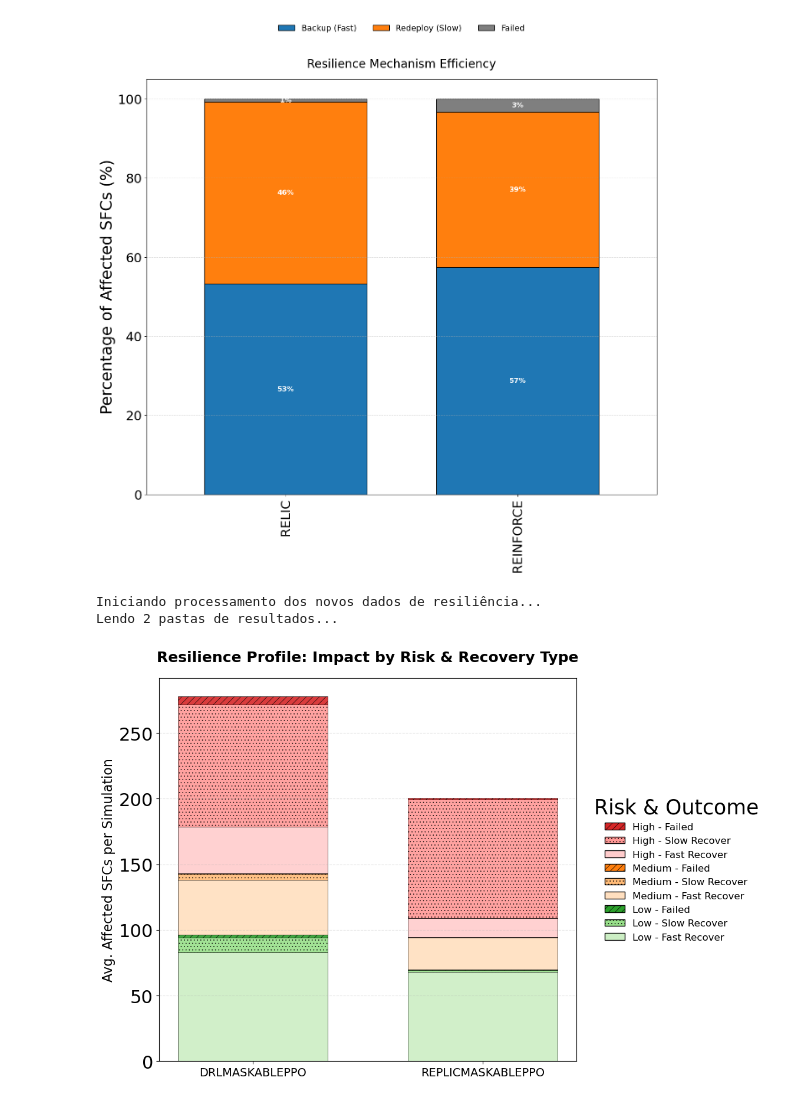
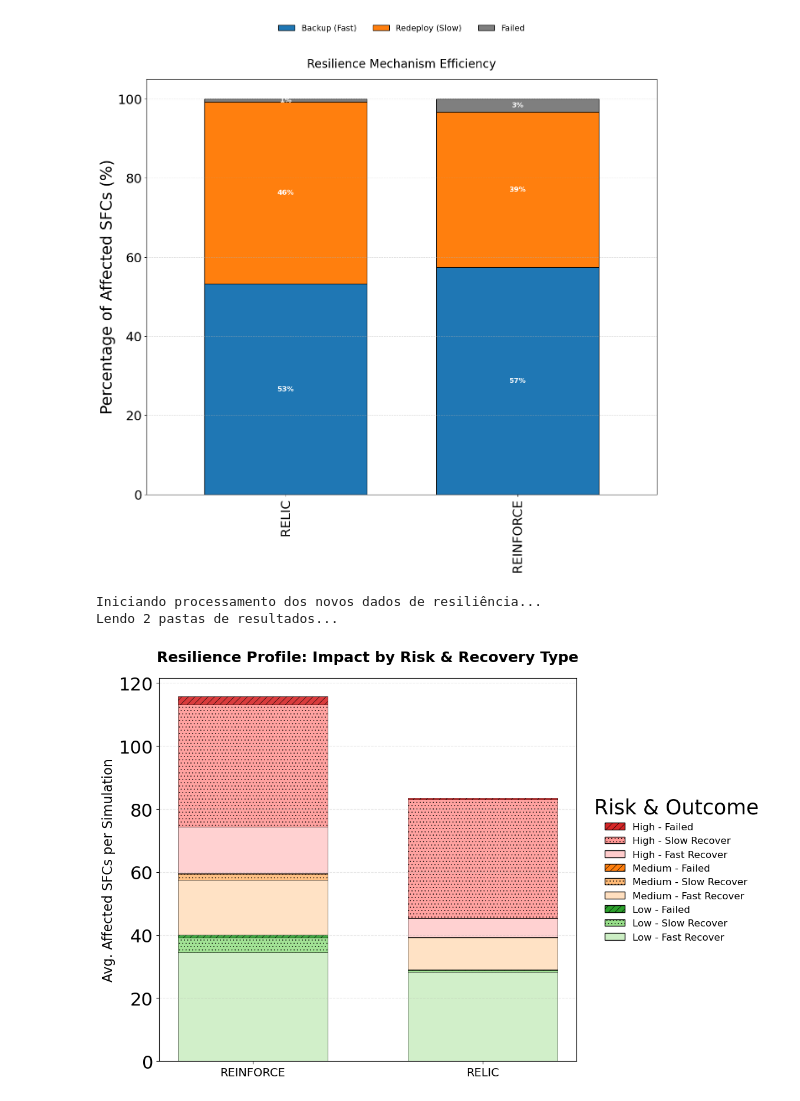
Before and after one commit to FialhoSJ/multi-user-sfc, a Jupyter notebook: plots/2026/teste.ipynb, the cells around one changed output. Cells and saved outputs as stored; diff of their text form; code cells hidden in the pictures.

```diff
--- a/plots/2026/teste.ipynb
+++ b/plots/2026/teste.ipynb
@@ -965,7 +965,15 @@ RESULTS_DIR_RESILIENT = '../../results/results_resilient/*'
 
 # Ajuste este valor para o número de rodadas (seeds) que você executou.
 # Isso serve para calcular a média de SFCs afetadas por simulação.
-N_SEEDS = 5
+N_SEEDS = 12
+
+NOME_ALGORITMOS_MAP = {
+    "DRLMASKABLEPPO": "REINFORCE",
+    "REPLICMASKABLEPPO": "RELIC",
+    "drl": "Deep RL",
+    "random": "Random Placement"
+}
+
 
 # Definição de Cores (Gradiente para 3 estados por Nível de Risco)
 # Formato: 'Risco': (Cor Falha, Cor Slow Recover, Cor Fast Recover)
@@ -997,7 +1005,7 @@ def carregar_dados_resiliencia_v3(diretorio_pattern):
         raw_name = dir_name.split('_')[0]
         # Aplica o mapa de nomes se você tiver definido anteriormente (NOME_ALGORITMOS_MAP)
         # nome_alg = NOME_ALGORITMOS_MAP.get(raw_name, raw_name)
-        nome_alg = raw_name # Fallback se não tiver mapa
+        nome_alg = NOME_ALGORITMOS_MAP.get(raw_name, raw_name) # Fallback se não tiver mapa
 
         files = glob.glob(os.path.join(pasta, "resilient_results_*.csv"))
         for f in files:
@@ -1087,31 +1095,31 @@ if not df_resil.empty:
         # Atualiza o fundo para a próxima camada
         bottoms += valores
 
         # Cria handle para legenda manual (para garantir ordem correta)
         if label_text not in processed_labels:
             legend_handles.append(Patch(facecolor=cor, edgecolor='black', hatch=hatch, label=label_text))
             processed_labels.add(label_text)
 
     # Estilização do Eixo e Títulos
     ax.set_ylabel('Avg. Affected SFCs per Simulation', fontsize=16)
     ax.set_title('Resilience Profile: Impact by Risk & Recovery Type', fontsize=18, pad=20, fontweight='bold')
 
     ax.set_xticks(indices)
     ax.set_xticklabels(algs, fontsize=14, rotation=0)
     ax.grid(axis='y', linestyle='--', alpha=0.3)
 
     # Legenda Externa (Invertida para coincidir visualmente com a ordem das barras)
     ax.legend(handles=legend_handles[::-1], loc='center left', bbox_to_anchor=(1.02, 0.5),
               fontsize=12, frameon=False, title="Risk & Outcome")
 
     plt.tight_layout()
     plt.savefig('detailed_resilience_new_cols.pdf', dpi=300, bbox_inches='tight')
     plt.show()
 
 else:
     print("Nenhum dado encontrado com as novas colunas ('risk_level', 'final_status').")
     print("Certifique-se de rodar a simulação novamente com o código atualizado.")
 # %% [output]
 Iniciando processamento dos novos dados de resiliência...
 Lendo 2 pastas de resultados...
-[figure, old version]
+[figure, new version]
```
Also changed, not shown: 1 other file.
